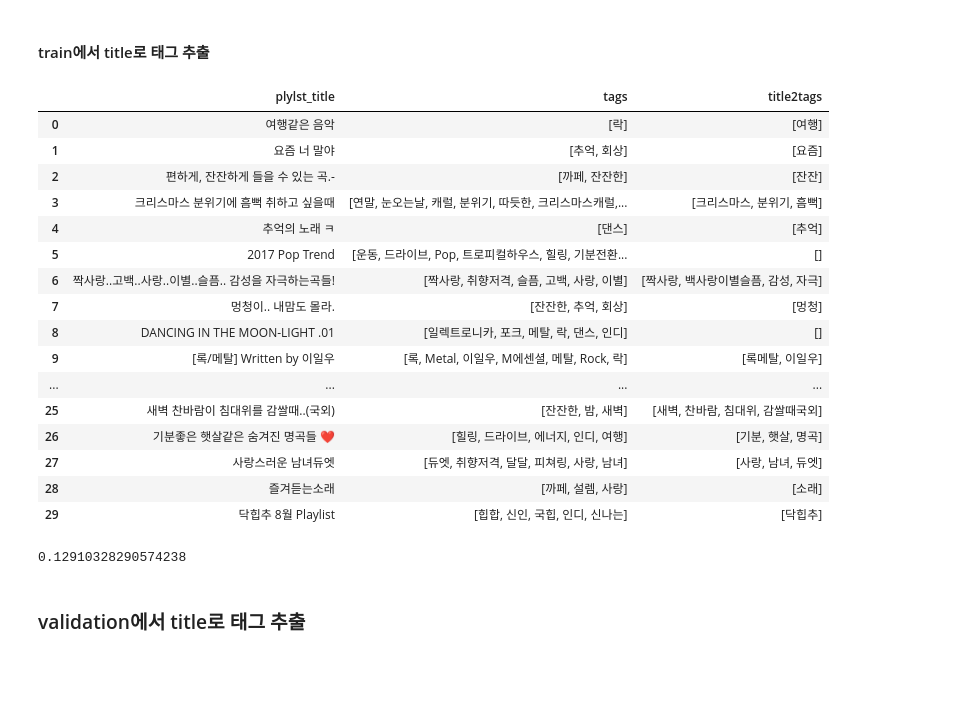
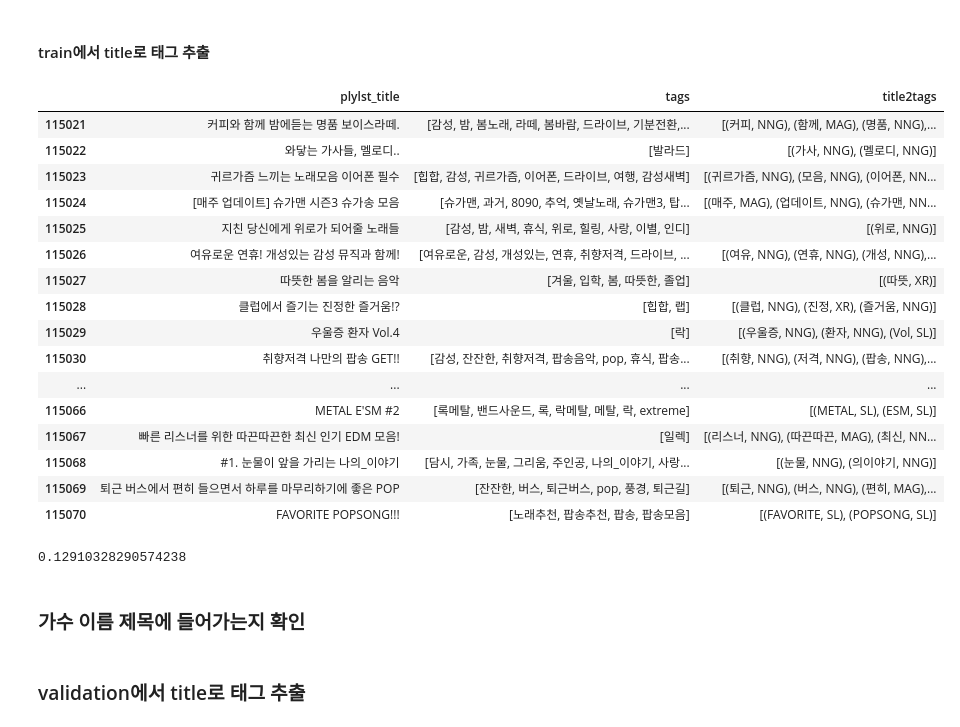
Before and after one commit to heehehe/kakao_arena_melon, a Jupyter notebook: src/ipynb/preprocess_v2+v4_noSong+noBoth_byTitle.ipynb, the cells around one changed output. Drawn from its saved outputs; the diff is of its cells as text; code cells hidden in the pictures; blank space fills up the shorter version.

```diff
--- a/src/ipynb/preprocess_v2+v4_noSong+noBoth_byTitle.ipynb
+++ b/src/ipynb/preprocess_v2+v4_noSong+noBoth_byTitle.ipynb
@@ -56,3 +65,12 @@ train.head(2)
+# %%
+# 과도한 for문으로 너무 오래걸려서 fail
+
+tags_artist_list = [[]]*len(train)
+
+for i in tqdm(range(len(train))):
+    for artist in artist_list:
+        if train.iloc[i]['plylst_title'].find(artist) != -1:
+            tags_artist_list[i].append(artist)
 # %% [markdown]
 #### tag 형태소 분석
 # %%
@@ -113,3 +115,8 @@ def do_khaiii_col(data):
             pass # 비어있는 경우
     gc.collect()
     return morphs_prep
+# %%
+d='크리스마스캐롤'
+for word in api.analyze(d):
+    print(word)
+    # for w in word.morphs:
@@ -268,34 +264,34 @@ def do_khaiii_col(data):
     gc.collect()
     return morphs_prep
 # %%
-title_khaiii = do_khaiii_col(train['plylst_title'].str.replace("[^ㄱ-ㅎㅏ-ㅣ가-힣 ]","")) #A-Za-z
+title_khaiii = do_khaiii_col(train['plylst_title'].str.replace("[^0-9a-zA-Zㄱ-ㅎㅏ-ㅣ가-힣 ]","")) #A-Za-z
 # %%
 # 태그 없애기
 title_khaiii2 = title_khaiii.copy()
 for i,title in enumerate(title_khaiii):
     title_khaiii2[i] = [t[0] for t in title]
 # %%
-train['title2tags'] = title_khaiii2
+train['title2tags'] = title_khaiii
 # %%
-train[['plylst_title','tags','title2tags']].head(30)
+train[['plylst_title','tags','title2tags']].tail(50)
 # %% [output]
 |  | plylst_title | tags | title2tags |
-| 0 | 여행같은 음악 | [락] | [여행] |
-| 1 | 요즘 너 말야 | [추억, 회상] | [요즘] |
-| 2 | 편하게, 잔잔하게 들을 수 있는 곡.- | [까페, 잔잔한] | [잔잔] |
-| 3 | 크리스마스 분위기에 흠뻑 취하고 싶을때 | [연말, 눈오는날, 캐럴, 분위기, 따듯한, 크리스마스캐럴,... | [크리스마스, 분위기, 흠뻑] |
-| 4 | 추억의 노래 ㅋ | [댄스] | [추억] |
-| 5 | 2017 Pop Trend | [운동, 드라이브, Pop, 트로피컬하우스, 힐링, 기분전환... | [] |
-| 6 | 짝사랑..고백..사랑..이별..슬픔.. 감성을 자극하는곡들! | [짝사랑, 취향저격, 슬픔, 고백, 사랑, 이별] | [짝사랑, 백사랑이별슬픔, 감성, 자극] |
-| 7 | 멍청이.. 내맘도 몰라. | [잔잔한, 추억, 회상] | [멍청] |
-| 8 | DANCING IN THE MOON-LIGHT .01 | [일렉트로니카, 포크, 메탈, 락, 댄스, 인디] | [] |
-| 9 | [록/메탈] Written by 이일우 | [록, Metal, 이일우, M에센셜, 메탈, Rock, 락] | [록메탈, 이일우] |
+| 115021 | 커피와 함께 밤에듣는 명품 보이스라떼. | [감성, 밤, 봄노래, 라떼, 봄바람, 드라이브, 기분전환,... | [(커피, NNG), (함께, MAG), (명품, NNG),... |
+| 115022 | 와닿는 가사들, 멜로디.. | [발라드] | [(가사, NNG), (멜로디, NNG)] |
+| 115023 | 귀르가즘 느끼는 노래모음 이어폰 필수 | [힙합, 감성, 귀르가즘, 이어폰, 드라이브, 여행, 감성새벽] | [(귀르가즘, NNG), (모음, NNG), (이어폰, NN... |
+| 115024 | [매주 업데이트] 슈가맨 시즌3 슈가송 모음 | [슈가맨, 과거, 8090, 추억, 옛날노래, 슈가맨3, 탑... | [(매주, MAG), (업데이트, NNG), (슈가맨, NN... |
+| 115025 | 지친 당신에게 위로가 되어줄 노래들 | [감성, 밤, 새벽, 휴식, 위로, 힐링, 사랑, 이별, 인디] | [(위로, NNG)] |
+| 115026 | 여유로운 연휴! 개성있는 감성 뮤직과 함께! | [여유로운, 감성, 개성있는, 연휴, 취향저격, 드라이브, ... | [(여유, NNG), (연휴, NNG), (개성, NNG),... |
+| 115027 | 따뜻한 봄을 알리는 음악 | [겨울, 입학, 봄, 따뜻한, 졸업] | [(따뜻, XR)] |
+| 115028 | 클럽에서 즐기는 진정한 즐거움!? | [힙합, 랩] | [(클럽, NNG), (진정, XR), (즐거움, NNG)] |
+| 115029 | 우울증 환자 Vol.4 | [락] | [(우울증, NNG), (환자, NNG), (Vol, SL)] |
+| 115030 | 취향저격 나만의 팝송 GET!! | [감성, 잔잔한, 취향저격, 팝송음악, pop, 휴식, 팝송... | [(취향, NNG), (저격, NNG), (팝송, NNG),... |
 | ... | ... | ... | ... |
-| 25 | 새벽 찬바람이 침대위를 감쌀때..(국외) | [잔잔한, 밤, 새벽] | [새벽, 찬바람, 침대위, 감쌀때국외] |
-| 26 | 기분좋은 햇살같은 숨겨진 명곡들 ❤ | [힐링, 드라이브, 에너지, 인디, 여행] | [기분, 햇살, 명곡] |
-| 27 | 사랑스러운 남녀듀엣 | [듀엣, 취향저격, 달달, 피쳐링, 사랑, 남녀] | [사랑, 남녀, 듀엣] |
-| 28 | 즐겨듣는소래 | [까페, 설렘, 사랑] | [소래] |
-| 29 | 닥힙추 8월 Playlist | [힙합, 신인, 국힙, 인디, 신나는] | [닥힙추] |
+| 115066 | METAL E'SM #2 | [록메탈, 밴드사운드, 록, 락메탈, 메탈, 락, extreme] | [(METAL, SL), (ESM, SL)] |
+| 115067 | 빠른 리스너를 위한 따끈따끈한 최신 인기 EDM 모음! | [일렉] | [(리스너, NNG), (따끈따끈, MAG), (최신, NN... |
+| 115068 | #1. 눈물이 앞을 가리는 나의_이야기 | [담시, 가족, 눈물, 그리움, 주인공, 나의_이야기, 사랑... | [(눈물, NNG), (의이야기, NNG)] |
+| 115069 | 퇴근 버스에서 편히 들으면서 하루를 마무리하기에 좋은 POP | [잔잔한, 버스, 퇴근버스, pop, 풍경, 퇴근길] | [(퇴근, NNG), (버스, NNG), (편히, MAG),... |
+| 115070 | FAVORITE POPSONG!!! | [노래추천, 팝송추천, 팝송, 팝송모음] | [(FAVORITE, SL), (POPSONG, SL)] |
 # %%
 sum_of_intersect = 0
 for i in tqdm(train.index):
@@ -307,6 +303,8 @@ for i in tqdm(train.index):
 sum_of_intersect / len(train)
 # %% [output]
 0.12910328290574238
+# %% [markdown]
+### 가수 이름 제목에 들어가는지 확인
 # %% [markdown]
 ### validation에서 title로 태그 추출
 # %%
```
Also changed, not shown: parts of 22 cells of this notebook, 11 other files.
